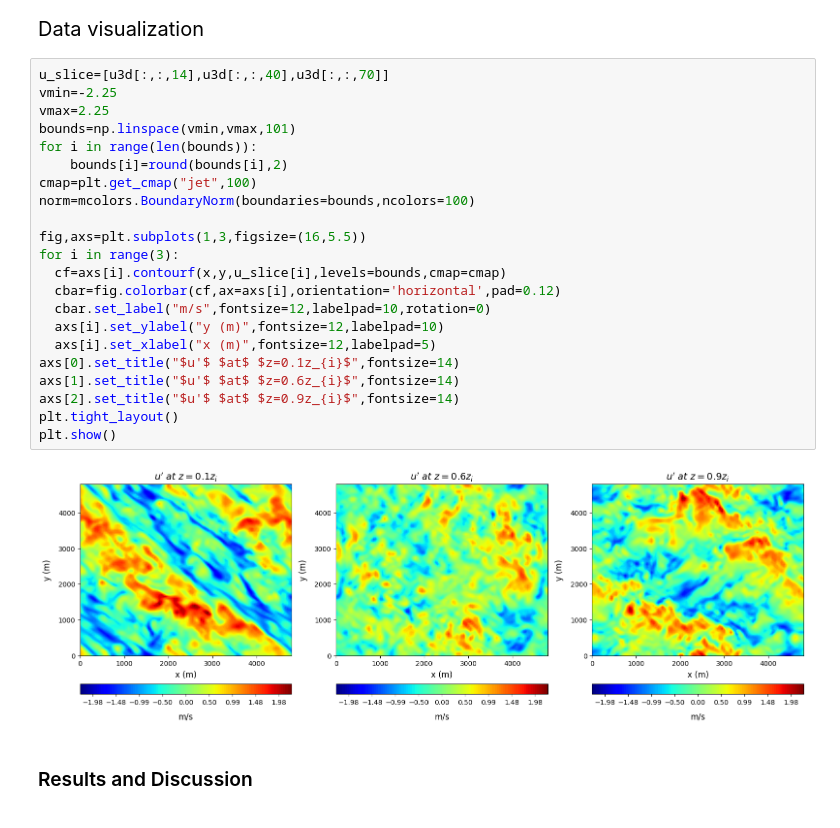
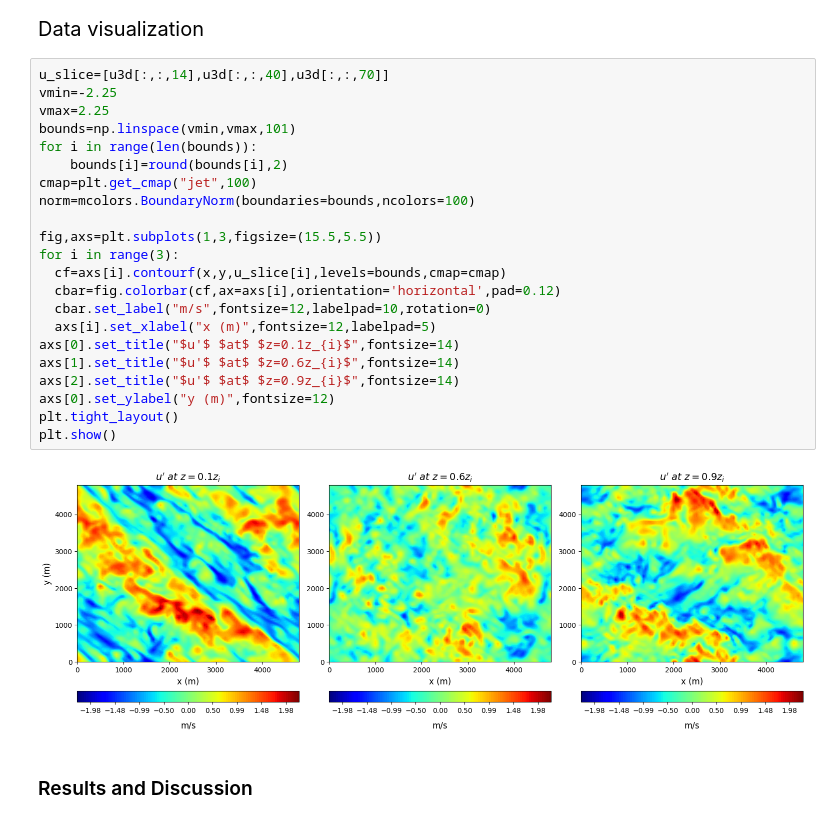
Before and after one commit to ChrisPhys97/Bachelor-Thesis, a Jupyter notebook: Data Visualization.ipynb, the cells around one changed output. Saved outputs shown, nothing was run; the diff lists cells and outputs as text.

```diff
--- a/Data Visualization.ipynb
+++ b/Data Visualization.ipynb
@@ -98,27 +96,27 @@ Data visualization
 # %%
 u_slice=[u3d[:,:,14],u3d[:,:,40],u3d[:,:,70]]
 vmin=-2.25
 vmax=2.25
 bounds=np.linspace(vmin,vmax,101)
 for i in range(len(bounds)):
     bounds[i]=round(bounds[i],2)
 cmap=plt.get_cmap("jet",100)
 norm=mcolors.BoundaryNorm(boundaries=bounds,ncolors=100)
 
-fig,axs=plt.subplots(1,3,figsize=(16,5.5))
+fig,axs=plt.subplots(1,3,figsize=(15.5,5.5))
 for i in range(3):
   cf=axs[i].contourf(x,y,u_slice[i],levels=bounds,cmap=cmap)
   cbar=fig.colorbar(cf,ax=axs[i],orientation='horizontal',pad=0.12)
   cbar.set_label("m/s",fontsize=12,labelpad=10,rotation=0)
-  axs[i].set_ylabel("y (m)",fontsize=12,labelpad=10)
   axs[i].set_xlabel("x (m)",fontsize=12,labelpad=5)
 axs[0].set_title("$u'$ $at$ $z=0.1z_{i}$",fontsize=14)
 axs[1].set_title("$u'$ $at$ $z=0.6z_{i}$",fontsize=14)
 axs[2].set_title("$u'$ $at$ $z=0.9z_{i}$",fontsize=14)
+axs[0].set_ylabel("y (m)",fontsize=12)
 plt.tight_layout()
 plt.show()
 # %% [output]
-[figure, old version]
+[figure, new version]
 # %% [markdown]
 ### Results and Discussion
 
```
Also changed, not shown: parts of 2 cells of this notebook.
